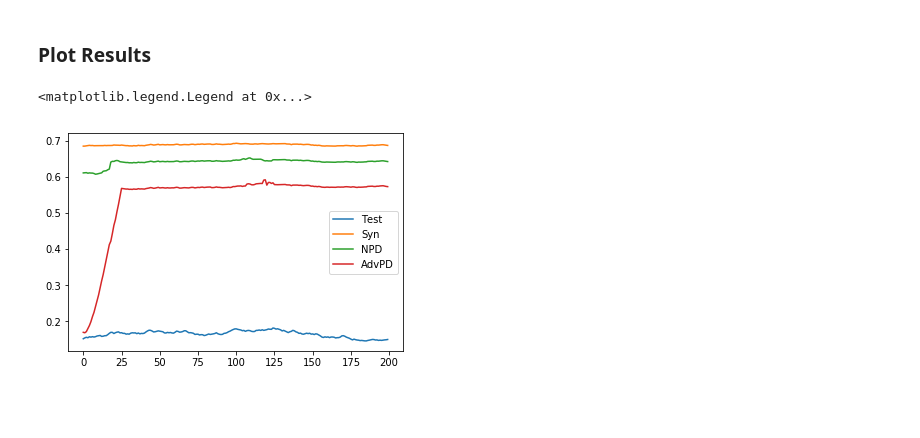
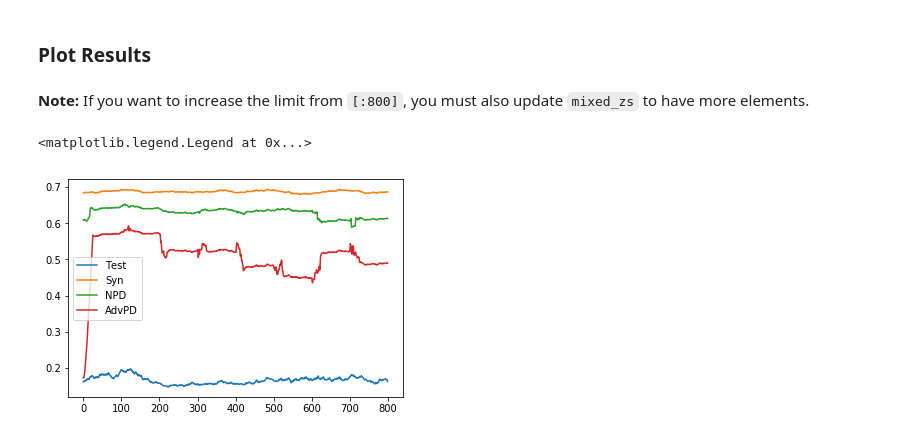
Before and after one commit to vardetect/vardetect, a Jupyter notebook: 3. Spaced-out Adaptive Attacker.ipynb, the cells around one changed output. Cells and saved outputs as stored; diff of their text form; code cells hidden in the pictures; blank space fills up the shorter version.

```diff
--- a/3. Spaced-out Adaptive Attacker.ipynb
+++ b/3. Spaced-out Adaptive Attacker.ipynb
@@ -193,7 +193,7 @@ def test_mmd_wrapper(i):
     return test_mmd(true_train_zs, true_val_zs, test_zs[i+100:i+200])
 
 p = Pool(20)
-test_mmds = p.map(test_mmd_wrapper, [i for i in range(250)])
+test_mmds = p.map(test_mmd_wrapper, [i for i in range(1100)])
 p.close()
 p.join()
 # %% [markdown]
@@ -205,7 +205,7 @@ def mmd_wrapper(i, qs=100):
     return test_mmd(true_train_zs, true_val_zs, mixed_zs[i+qs:i+(2*qs)])
 
 p = Pool(20)
-unif_mmds_mixed[(qs, ratio)] = p.map(mmd_wrapper, [i for i in range(250)])
+unif_mmds_mixed[(qs, ratio)] = p.map(mmd_wrapper, [i for i in range(1100)])
 p.close()
 p.join()
 # %% [markdown]
@@ -217,7 +217,7 @@ def mmd_wrapper(i, qs=100):
     return test_mmd(true_train_zs, true_val_zs, mixed_zs[i+qs:i+(2*qs)])
 
 p = Pool(20)
-pap_mmds_mixed[(qs, ratio)] = p.map(mmd_wrapper, [i for i in range(250)])
+pap_mmds_mixed[(qs, ratio)] = p.map(mmd_wrapper, [i for i in range(1100)])
 p.close()
 p.join()
 # %% [markdown]
@@ -229,18 +229,20 @@ def mmd_wrapper(i, qs=100):
     return test_mmd(true_train_zs, true_val_zs, mixed_zs[i+qs:i+(2*qs)])
 
 p = Pool(20)
-img_mmds_mixed[(qs, ratio)] = p.map(mmd_wrapper, [i for i in range(250)])
+img_mmds_mixed[(qs, ratio)] = p.map(mmd_wrapper, [i for i in range(1100)])
 p.close()
 p.join()
 # %% [markdown]
 ### Plot Results
+# %% [markdown]
+**Note:** If you want to increase the limit from `[:800]`, you must also update `mixed_zs` to have more elements.
 # %%
-p1 = plt.plot(test_mmds[:200])
-p2 = plt.plot(unif_mmds_mixed[(100, 0.25)][:200])
-p3 = plt.plot(img_mmds_mixed[(100, 0.25)][:200])
-p4 = plt.plot(pap_mmds_mixed[(100, 0.25)][:200])
+p1 = plt.plot(test_mmds[:800])
+p2 = plt.plot(unif_mmds_mixed[(100, 0.25)][:800])
+p3 = plt.plot(img_mmds_mixed[(100, 0.25)][:800])
+p4 = plt.plot(pap_mmds_mixed[(100, 0.25)][:800])
 
 plt.legend((p1[0], p2[0], p3[0], p4[0]), ('Test', 'Syn', 'NPD', 'AdvPD'))
 # %% [output]
 <matplotlib.legend.Legend at 0x...>
-[figure, old version]
+[figure, new version]
```
Also changed, not shown: 34 other files.
